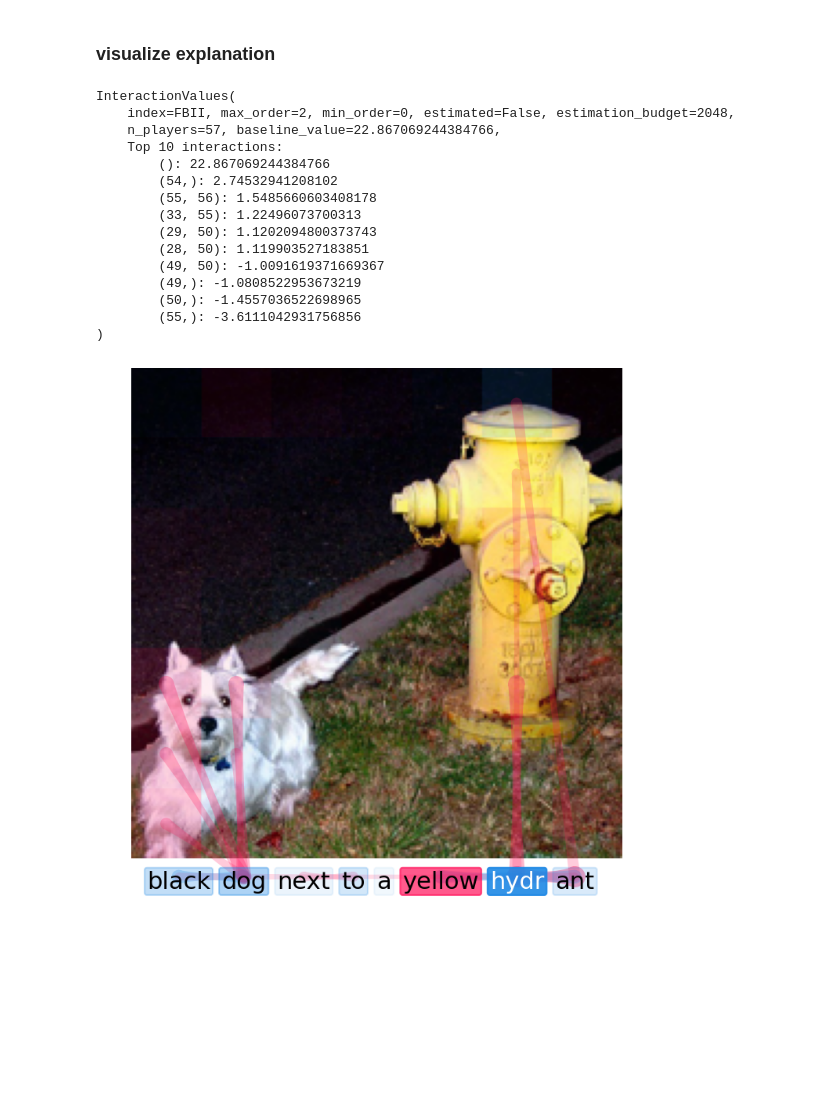
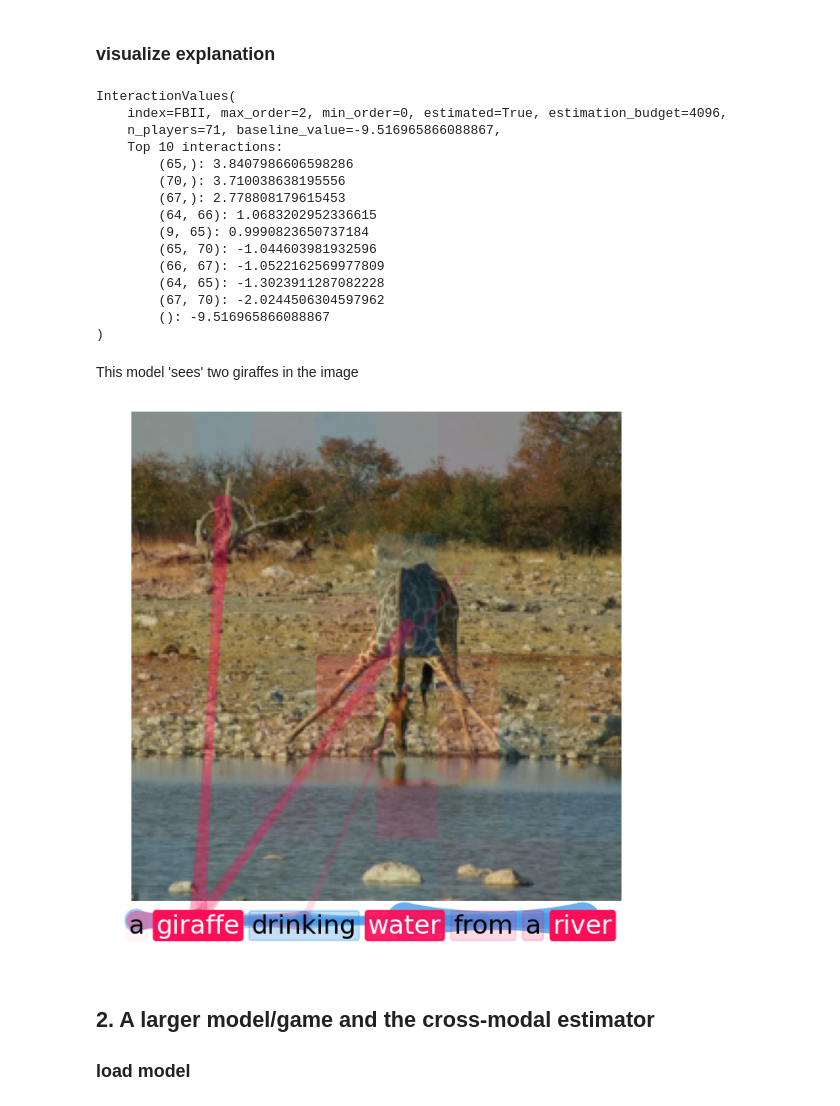
Before and after one commit to drobiu/fixlip, a Jupyter notebook: example_faster.ipynb, the cells around one changed output. Drawn from its saved outputs; the diff is of its cells as text; code cells hidden in the pictures; blank space fills up the shorter version.

Commit message:
improve the faster fixlip example

```diff
--- a/example_faster.ipynb
+++ b/example_faster.ipynb
@@ -30,0 +39,4 @@ input_image = Image.open("assets/dog_and_hydrant.png")
+# %%
+input_text = "a giraffe drinking water from a river"
+input_image = Image.open("assets/giraffe_drinking.jpg")
+input_image
@@ -45,6 +59,5 @@ n_players_text = game.n_players_text
 # %%
-fixlip_original = src.fixlip.FIxLIP(n_players_image=n_players_image, n_players_text=n_players_text, random_state=0, approximation_type="original")
-fixlip_proxyshap = src.fixlip.FIxLIP(n_players_image=n_players_image, n_players_text=n_players_text, random_state=0, approximation_type="proxyshap")
+fixlip = src.fixlip.FIxLIP(n_players_image=n_players_image, n_players_text=n_players_text, random_state=0)
 # %% [markdown]
 ### compute explanations
 
@@ -56,7 +69,7 @@ iv_original = fixlip_original.approximate(game, budget=2**11)
 New implementation
 # %%
 src.utils.set_seed(0)
-iv_proxyshap = fixlip_proxyshap.approximate(game, budget=2**11)
+iv_proxyshap = fixlip.approximate(game, budget=2**12, approximation_type="proxyshap")
 # %% [markdown]
 ### compare explanations against a higher budget one
 # %%
@@ -77,23 +102,24 @@ Approximation error of proxyshap: 0.072077
 # %% [markdown]
 ### visualize explanation
 # %%
-# iv_proxyshap = shapiq.InteractionValues.load("results/dog_and_hydrant_fixlip.json")
-print(iv_proxyshap)
+interaction_values = iv_proxyshap
+# interaction_values = shapiq.InteractionValues.load("results/giraffe_drinking_fixlip_siglip2_32.json")
+print(interaction_values)
 # %% [output]
 InteractionValues(
-    index=FBII, max_order=2, min_order=0, estimated=False, estimation_budget=2048,
-    n_players=57, baseline_value=22.867069244384766,
+    index=FBII, max_order=2, min_order=0, estimated=True, estimation_budget=4096,
+    n_players=71, baseline_value=-9.516965866088867,
     Top 10 interactions:
-        (): 22.867069244384766
-        (54,): 2.74532941208102
-        (55, 56): 1.5485660603408178
-        (33, 55): 1.22496073700313
-        (29, 50): 1.1202094800373743
-        (28, 50): 1.119903527183851
-        (49, 50): -1.0091619371669367
-        (49,): -1.0808522953673219
-        (50,): -1.4557036522698965
-        (55,): -3.6111042931756856
+        (65,): 3.8407986606598286
+        (70,): 3.710038638195556
+        (67,): 2.778808179615453
+        (64, 66): 1.0683202952336615
+        (9, 65): 0.9990823650737184
+        (65, 70): -1.044603981932596
+        (66, 67): -1.0522162569977809
+        (64, 65): -1.3023911287082228
+        (67, 70): -2.0244506304597962
+        (): -9.516965866088867
 )
 # %%
 def denormalize(img, mean, std):
@@ -102,8 +128,8 @@ image_mean = (0.48145466, 0.4578275, 0.40821073)
 image_std = (0.26862954, 0.26130258, 0.27577711)
 # %%
 text_tokens = game.inputs.tokens()
-text_tokens = text_tokens[1:-1]
-text_tokens = [token.replace('</w>', '') for token in text_tokens]
+text_tokens = text_tokens[0:game.n_players_text]
+text_tokens = [token.replace('▁', '') for token in text_tokens]
 assert len(text_tokens) == game.n_players_text
 players_text = list(range(game.n_players_image, game.n_players))
 assert game.n_players == iv_proxyshap.n_players == max(players_text) + 1
@@ -113,24 +139,30 @@ input_image_denormalized = src.utils.denormalize(
     game.processor.image_processor.image_mean,
     game.processor.image_processor.image_std
 ).permute(1, 2, 0).numpy()
+# %% [markdown]
+This model 'sees' two giraffes in the image
 # %%
 src.plot.plot_image_and_text_together(
     img=input_image_denormalized,
     text=text_tokens,
     image_players=list(range(n_players_image)),
     iv=iv_proxyshap,
     plot_interactions=True,
-    top_k=14,
+    top_k=16,
     normalize_jointly=True,
-    figsize=(7, 7),
+    figsize=(6.5, 6.5),
     fontsize=22,
     margin=0.3,
     color_text=True,
     plot_heatmap=True,
     show=False,
-    max_value=4
+    max_value=3
 )
 plt.tight_layout(pad=0.15)
-# plt.savefig("dog_and_hydrant_fixlip.pdf")
+# plt.savefig("giraffe_drinking_fixlip_siglip2_32.pdf")
 # %% [output]
-[figure, old version]
+[figure, new version]
+# %% [markdown]
+## 2. A larger model/game and the cross-modal estimator
+
+### load model
```
Also changed, not shown: parts of 41 cells of this notebook, 8 other files.
